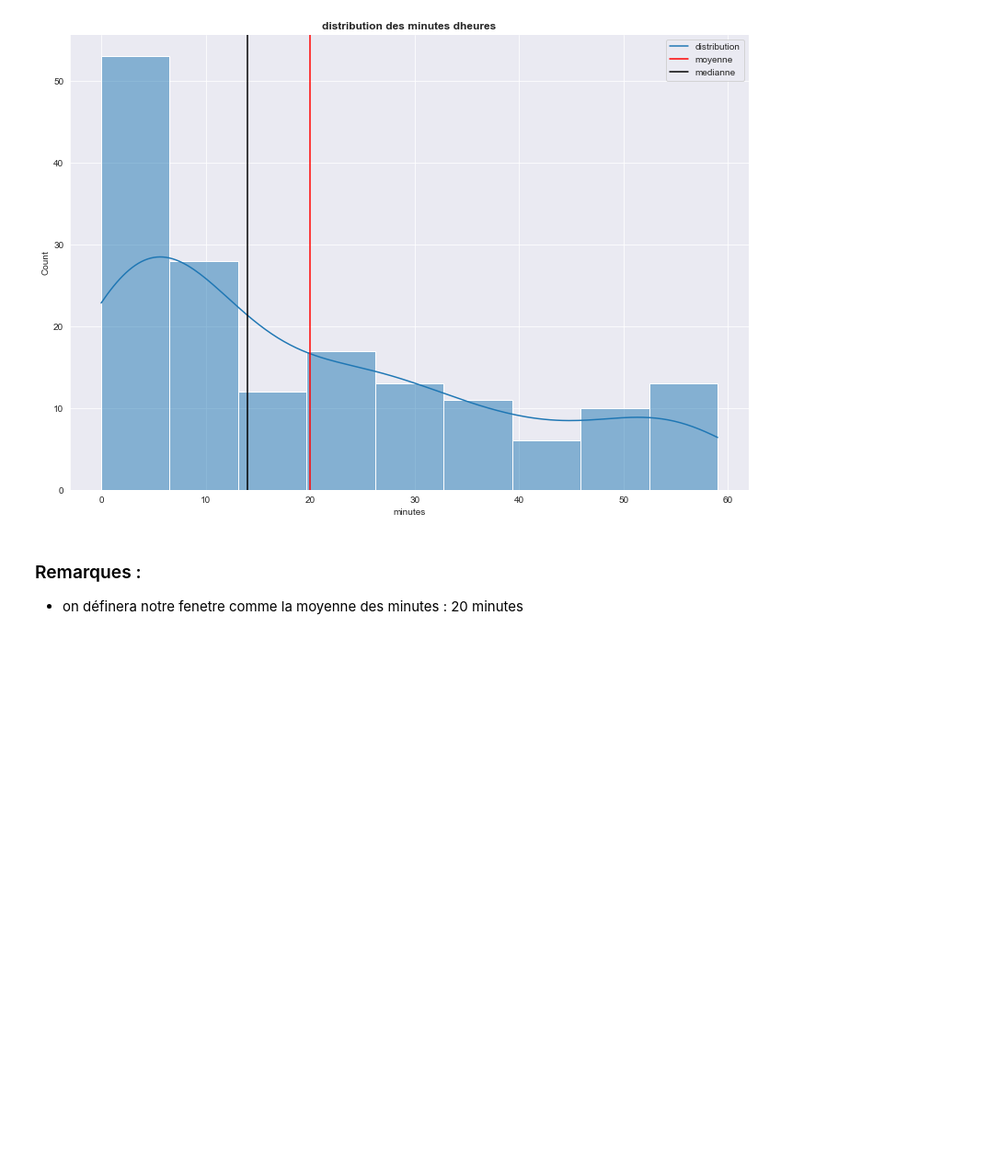
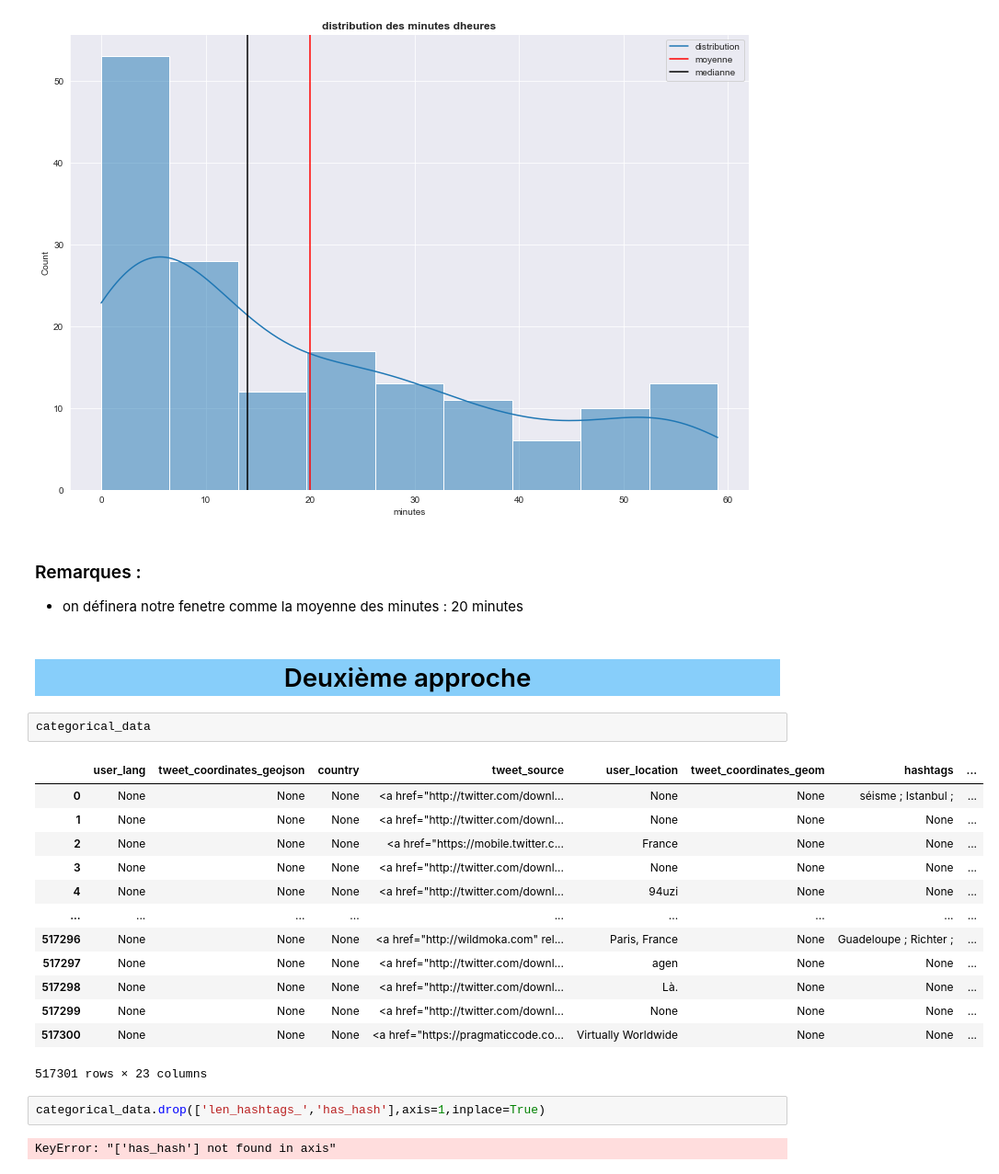
Before and after one commit to MohamedHmamouch/Earthquake_prediction, a Jupyter notebook: Notebook/Prediction_seisme_NLP.ipynb, the cells around one changed output. Shown: that part at 92% size. Saved outputs shown, nothing was run; the diff lists cells and outputs as text; blank space fills up the shorter version.

```diff
--- a/Notebook/Prediction_seisme_NLP.ipynb
+++ b/Notebook/Prediction_seisme_NLP.ipynb
@@ -388,3 +391,28 @@ plt.show()
 # %% [markdown]
 ###  Remarques :
 - on définera notre fenetre comme la moyenne des minutes : 20 minutes
+# %% [markdown]
+<a id='4'></a>
+
+
+<h1 style="background-color:#87CEFA	;font-family:newtimeroman;font-size:350%;text-align:center;border-radius: 15px 50px;">Deuxième approche</h1>
+# %%
+categorical_data
+# %% [output]
+|  | user_lang | tweet_coordinates_geojson | country | tweet_source | user_location | tweet_coordinates_geom | hashtags | ... |
+| 0 | None | None | None | <a href="http://twitter.com/downl... | None | None | séisme ; Istanbul ; | ... |
+| 1 | None | None | None | <a href="http://twitter.com/downl... | None | None | None | ... |
+| 2 | None | None | None | <a href="https://mobile.twitter.c... | France | None | None | ... |
+| 3 | None | None | None | <a href="http://twitter.com/downl... | None | None | None | ... |
+| 4 | None | None | None | <a href="http://twitter.com/downl... | 94uzi | None | None | ... |
+| ... | ... | ... | ... | ... | ... | ... | ... | ... |
+| 517296 | None | None | None | <a href="http://wildmoka.com" rel... | Paris, France | None | Guadeloupe ; Richter ; | ... |
+| 517297 | None | None | None | <a href="http://twitter.com/downl... | agen | None | None | ... |
+| 517298 | None | None | None | <a href="http://twitter.com/downl... | Là. | None | None | ... |
+| 517299 | None | None | None | <a href="http://twitter.com/downl... | None | None | None | ... |
+| 517300 | None | None | None | <a href="https://pragmaticcode.co... | Virtually Worldwide | None | None | ... |
+517301 rows × 23 columns
+# %%
+categorical_data.drop(['len_hashtags_','has_hash'],axis=1,inplace=True)
+# %% [output]
+KeyError: "['has_hash'] not found in axis"
```
Also changed, not shown: parts of 5 cells of this notebook.
